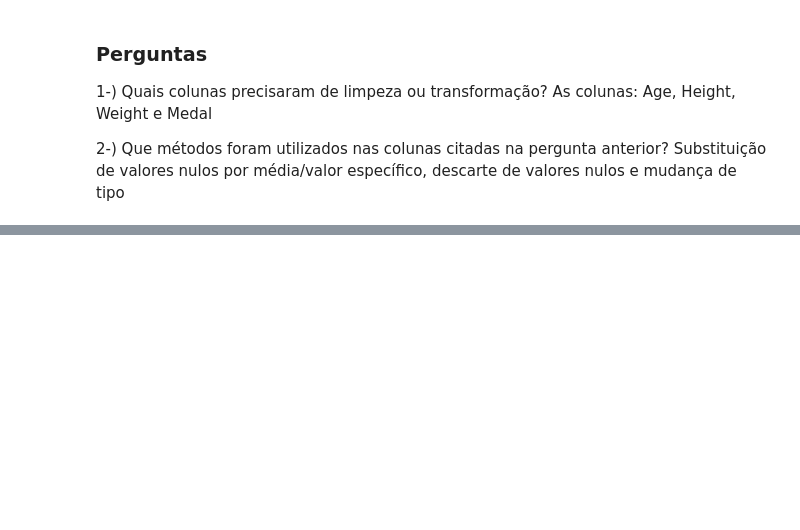
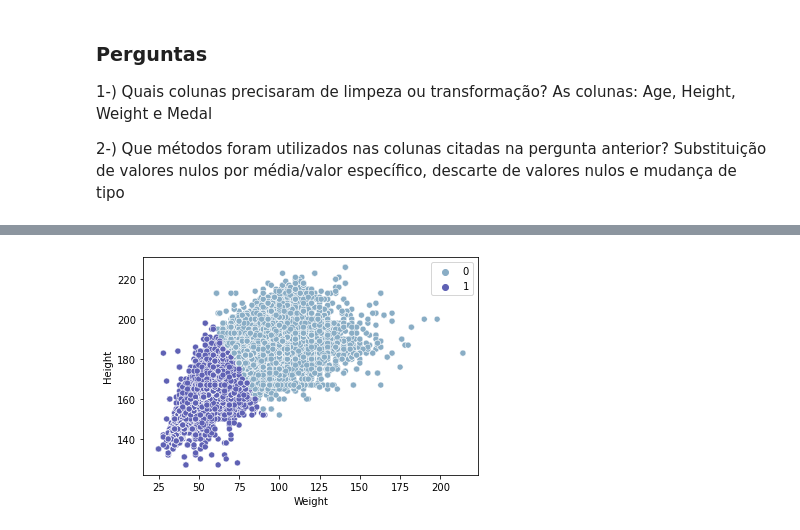
Before and after one commit to caiochacon/projeto_final_ICD, a Jupyter notebook: main.ipynb, the cells around one changed output, grey strips where cells are left out. Cells and saved outputs as stored; diff of their text form; code cells hidden in the pictures; blank space fills up the shorter version.

```diff
--- a/main.ipynb
+++ b/main.ipynb
@@ -334,0 +365,4 @@ memory usage: 33.1+ MB
+# %%
+grouped(df, 'Weight', 'Height', 2)
+# %% [output]
+[figure, added]
```
Also changed, not shown: parts of 24 cells of this notebook.
